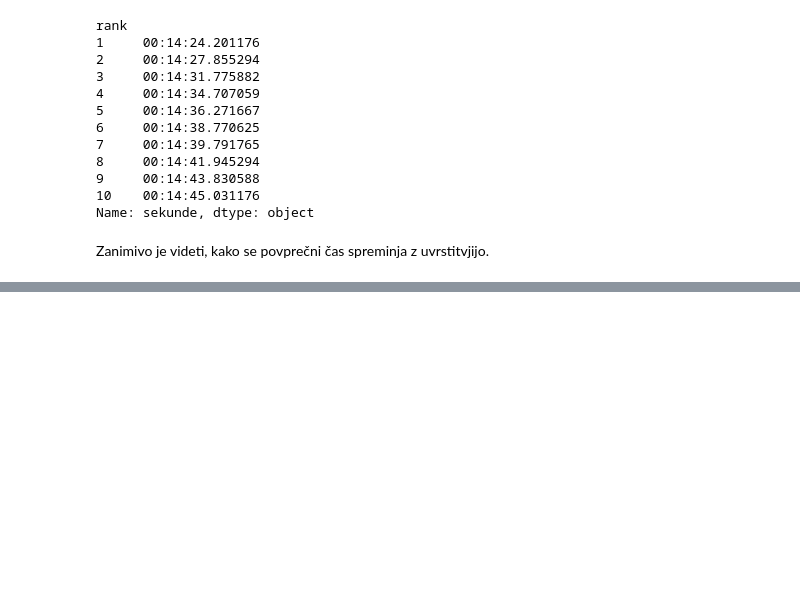
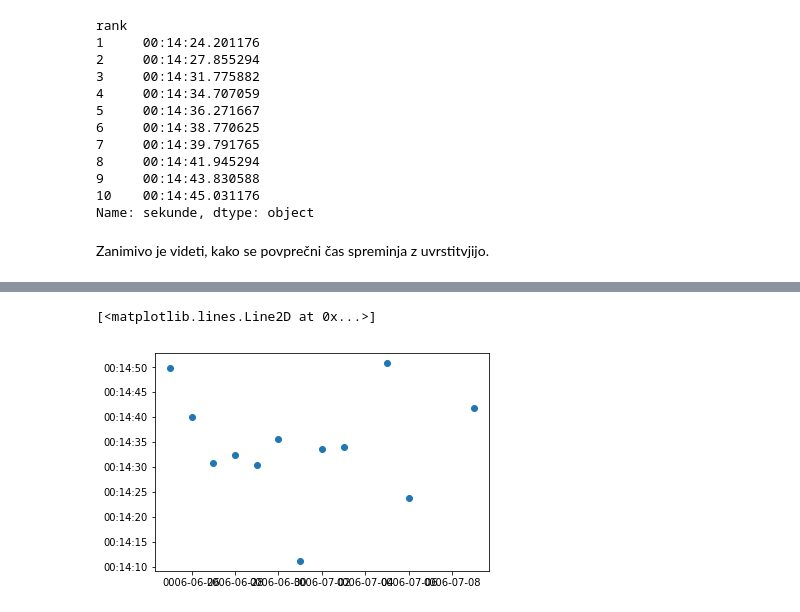
Before and after one commit to lauraguzeljblatnik/iaaf-tablice, a Jupyter notebook: Tablice.ipynb, the cells around one changed output, grey strips where cells are left out. Saved outputs shown, nothing was run; the diff lists cells and outputs as text; code cells hidden in the pictures; blank space fills up the shorter version.

```diff
--- a/Tablice.ipynb
+++ b/Tablice.ipynb
@@ -132,0 +138,12 @@ Zanimivo je videti, kako se povprečni čas spreminja z uvrstitvjijo.
+# %%
+#poglejmo si razvoj rezultata aktualne svetovn prvakinje
+rekorderka = tablice[tablice['name'] =='Tirunesh DIBABA']
+j = rekorderka['date']
+x = j.dt.year
+y = rekorderka['time']
+time_format = '%M:%S.%f'
+time = [datetime.datetime.strptime(i, time_format) for i in y]
+plt.plot_date(x, time)
+# %% [output]
+[<matplotlib.lines.Line2D at 0x...>]
+[figure, added]
```
Also changed, not shown: parts of 7 cells of this notebook.
